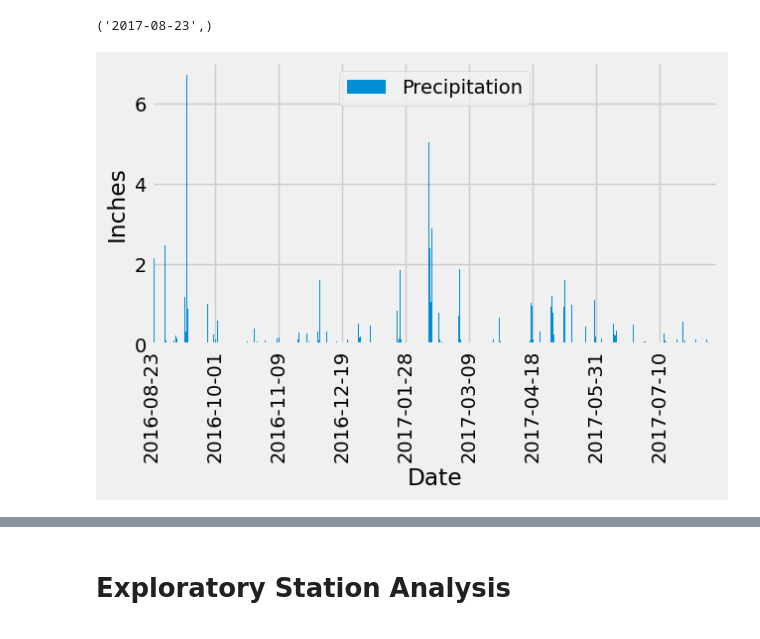
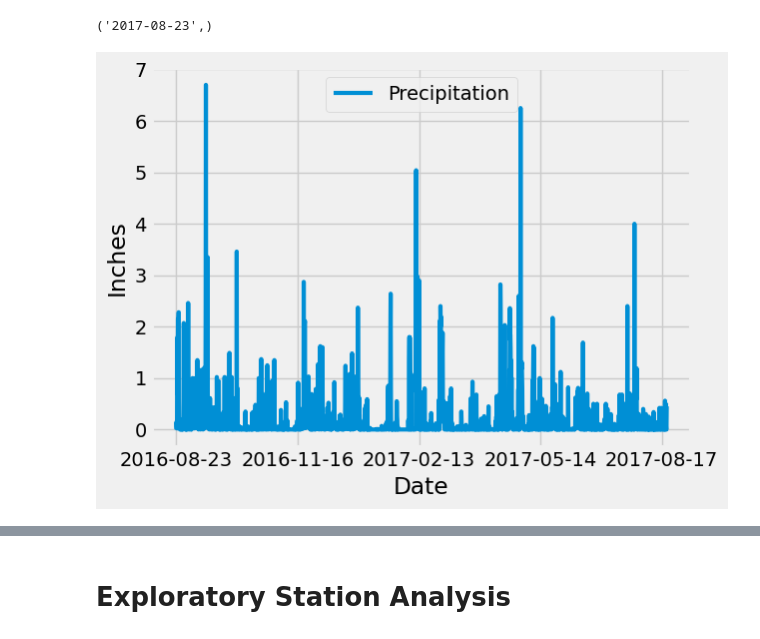
Before and after one commit to andreawcy/sqlalchemy-challenge, a Jupyter notebook: SurfsUp/climate_starter.ipynb, the cells around one changed output, grey strips where cells are left out. Cells and saved outputs as stored; diff of their text form; code cells hidden in the pictures.

```diff
--- a/SurfsUp/climate_starter.ipynb
+++ b/SurfsUp/climate_starter.ipynb
@@ -52,40 +52,45 @@ latest_date_result = session.query(measurement.date).order_by(measurement.date.d
 latest_date = dt.datetime.strptime(latest_date_result[0], "%Y-%m-%d").date()
 latest_date
 
 # Calculate the date one year from the last date in data set.
 year_ago = latest_date - dt.timedelta(days=365)
 year_ago
 
 # Perform a query to retrieve the data and precipitation scores
 
-session.query(measurement.date, measurement.prcp).\
+scores = session.query(measurement.date, measurement.prcp).\
+    filter(measurement.date <= latest_date).\
     filter(measurement.date >= year_ago).\
     order_by(measurement.date).all()
 
 # Save the query results as a Pandas DataFrame. Explicitly set the column names
+precipitation_data_df = pd.DataFrame(scores, columns=['Date', 'Precipitation'])
 
-precipitation_data = session.query(measurement.date, measurement.prcp).\
-    filter(measurement.date >= year_ago).\
-    order_by(measurement.date).all()
-precipitation_data_df = pd.DataFrame(precipitation_data, columns=['Date', 'Precipitation'])
 
 # Sort the dataframe by date
 precipitation_data_df = precipitation_data_df.sort_values(by='Date')
+precipitation_data_df = precipitation_data_df.dropna()
 precipitation_data_df
+
 # Use Pandas Plotting with Matplotlib to plot the data
 
 precipitation_data_df.set_index('Date', inplace=True)
-ax = precipitation_data_df.plot.bar()
+precipitation_data_df
+ax = precipitation_data_df.plot(legend=True, linewidth=3, grid=True)
 plt.tight_layout()
 plt.xlabel('Date')
 plt.ylabel('Inches')
 
 #Set the x-axis tick positions and labels
-nbins = 9
+nbins = 5
 ax.xaxis.set_major_locator(MaxNLocator(nbins=nbins))
 
+# Set y-axis limits
+#plt.ylim(0, 7)
+
+
 plt.show()
 # %% [output]
-[figure, old version]
+[figure, new version]
 # %%
 # Use Pandas to calculate the summary statistics for the precipitation data
```
Also changed, not shown: parts of 7 cells of this notebook, 4 other files.
